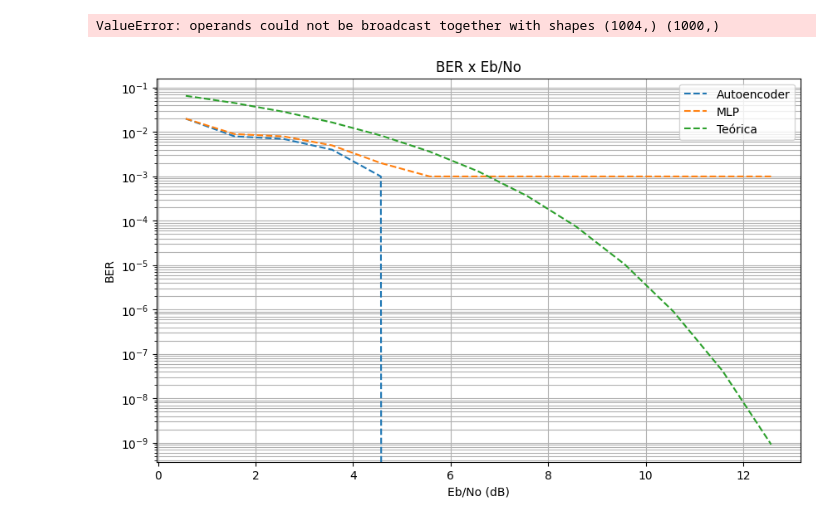
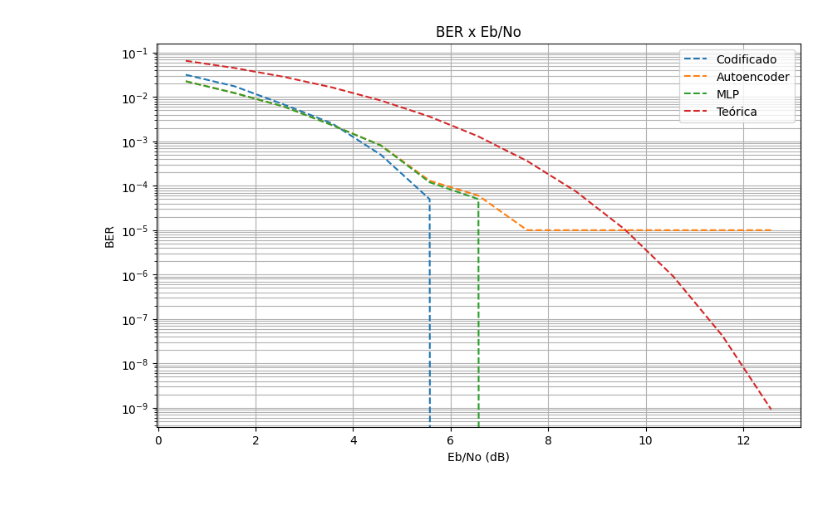
Before and after one commit to jbizzi/tfc, a Jupyter notebook: src/CombineiApproaches.ipynb, the cells around one changed output. Drawn from its saved outputs; the diff is of its cells as text; code cells hidden in the pictures.

```diff
--- a/src/CombineiApproaches.ipynb
+++ b/src/CombineiApproaches.ipynb
@@ -95,7 +95,7 @@ test_data = {
     'original': [],
     'info': []
 }
-test_sample_length = 10 ** 3
+test_sample_length = 10 ** 6
 test_information = network.get_training_data_set(test_sample_length)
 
 total_chunks = math.floor(test_sample_length / 11)
@@ -177,20 +184,18 @@ for i in range(0, len(autoencoder_result)):
 Eb_coded = np.array([eb_db + 10*np.log10(code_rate) for eb_db in Eb_dB_values])
 Eb_values = 10**(Eb_coded/10)
 BER_teorica = 0.5 * erfc(np.sqrt(Eb_values))
-# %% [output]
-ValueError: operands could not be broadcast together with shapes (1004,) (1000,)
 # %%
 # Plotar as taxas de erro de bit simuladas e teóricas
 plt.figure(figsize=(10, 6))
-#plt.semilogy(Eb_coded, BER_tradicional, linestyle = '--', label='Codificado')
+plt.semilogy(Eb_coded, BER_tradicional, linestyle = '--', label='Codificado')
 plt.semilogy(Eb_coded, BER_autoencoder, linestyle = '--', label='Autoencoder')
 plt.semilogy(Eb_coded, BER_ML, linestyle = '--', label='MLP')
 plt.semilogy(Eb_coded, BER_teorica, linestyle='--', label='Teórica')
 plt.xlabel('Eb/No (dB)')
 plt.ylabel('BER')
 plt.grid(True, which='both')
 plt.legend()
 plt.title('BER x Eb/No')
 plt.show()
 # %% [output]
-[figure, old version]
+[figure, new version]
```
Also changed, not shown: parts of 5 cells of this notebook, 1 other file.
